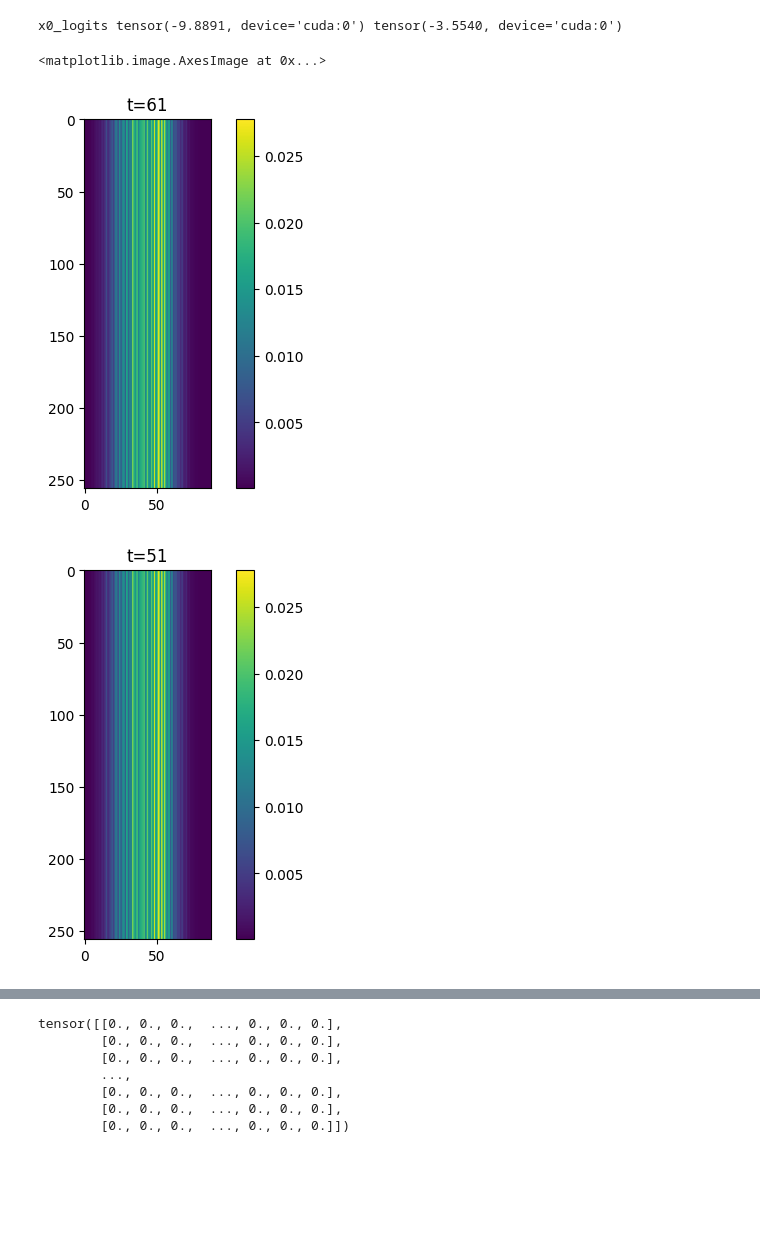
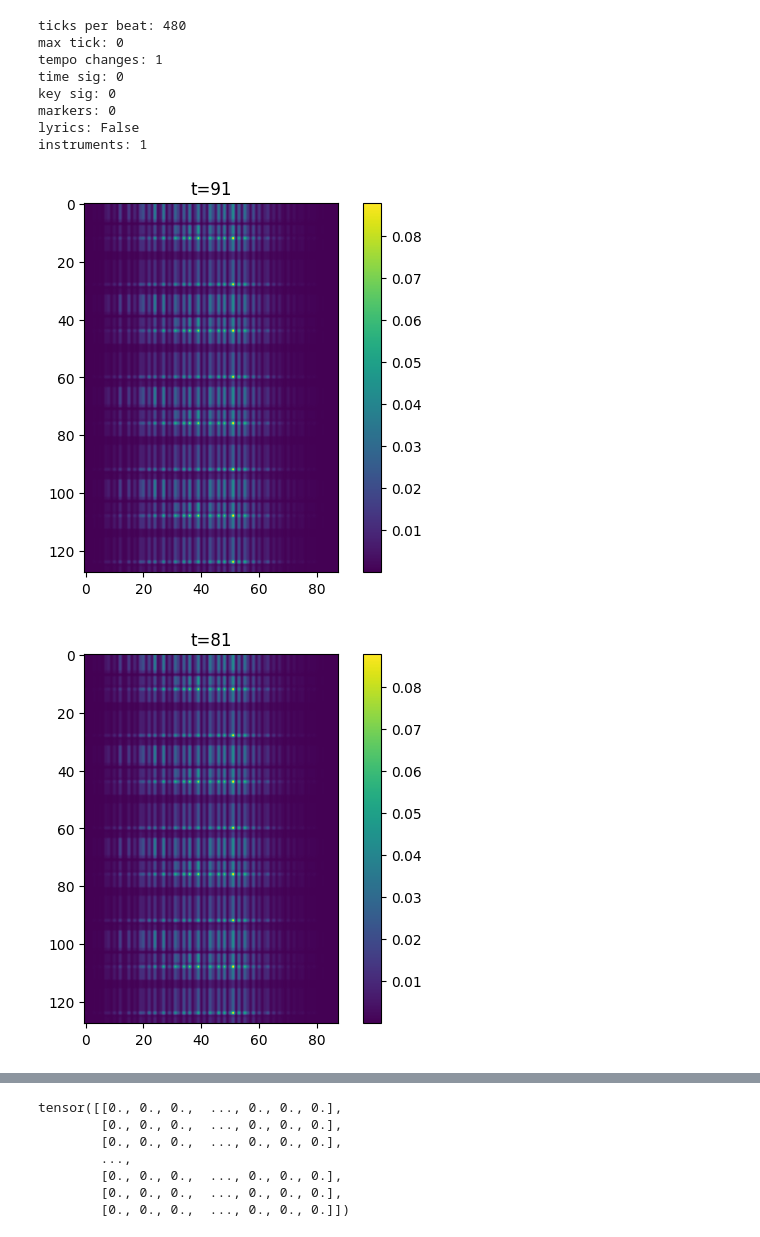
Before and after one commit to eri24816/diff-music, a Jupyter notebook: pr.ipynb, the cells around one changed output, grey strips where cells are left out. Cells and saved outputs as stored; diff of their text form; code cells hidden in the pictures; blank space fills up the shorter version.

```diff
--- a/pr.ipynb
+++ b/pr.ipynb
@@ -34,19 +36,19 @@ device = torch.device('cuda' if torch.cuda.is_available() else 'cpu')
 
 denoiser_params = VideoDiffusion.Params(
     dim=768,
-    max_length=256,
-    depth=6,
+    max_length=128,
+    depth=8,
     heads=8,
     rotary_pos_emb=True,
     frames_per_bar=32,
-    local_attn_window_size=64,
+    local_attn_window_size=128,
 )
 denoiser = VideoDiffusion(denoiser_params, 1).to(device)
 
 total_params = sum(p.numel() for p in denoiser.parameters())
 print(f"Total parameters: {total_params/1e6:.2f}M")
 
-x0 = torch.randn(1, 1, 256, 88).to(device)
-time_steps = torch.randint(0, 256, (1,)).to(device)
+x0 = torch.randn(1, 1, 128, 88).to(device)
+time_steps = torch.randint(0, 64, (1,)).to(device)
 denoiser(x0, time_steps).shape
 # %% [output]
@@ -55,7 +57,7 @@ torch.Size([1, 1, 256, 88])
 # %%
 from diff_music.binary_diffusion import BinaryDiffusion
 diff_params = BinaryDiffusion.Params(
-    total_steps=64,
+    total_steps=1024,
     loss_final='weighted',
     use_softmax=True,
     beta_type='linear',
@@ -66,7 +68,7 @@ diff_params = BinaryDiffusion.Params(
     channels=1,
     focal_alpha=0.5,
     focal_gamma=0,
-    gamma=0.0072,
+    gamma=0.5,
 )
 diff = BinaryDiffusion(diff_params, denoiser).to(device)
 # %% [output]
@@ -87,13 +89,15 @@ class TrainingParams:
     epochs: int
     batch_size: int
     generate_steps: int
+    save_steps: int
     num_workers: int = 0
 
 training_params = TrainingParams(
-    lr=1e-3,
-    epochs=1,
+    lr=2e-4,
+    epochs=100,
     batch_size=16,
     generate_steps=500,
+    save_steps=10000,
     num_workers=6,
 )
 # %%
@@ -252,17 +284,29 @@ x0_logits tensor(-17.1822, device='cuda:0') tensor(8.9842, device='cuda:0')
 # %%
 from matplotlib import pyplot as plt
+diff.eval()
+# sampled = diff.sample((1, 1, 256, 88),return_all=True).detach().cpu()
+# T = sampled.shape[1]
 
-sampled = diff.sample((1, 1, 256, 88),return_all=True).detach().cpu()
-T = sampled.shape[1]
+# num_display_steps = 4
+# display_steps = [0] + list(reversed([T -1 - i * (T // num_display_steps) for i in range(num_display_steps)]))
+# display_steps = [0,1,2,3,4]
+# denoising_proc_img = einops.rearrange(sampled[:,display_steps], 'b t c h w -> c (t w) (b h)')
+# plt.figure(figsize=(10,10))
+# plt.imshow(denoising_proc_img[0])
+# x0_sampled = sampled[0,0,0]
 
-num_display_steps = 4
-display_steps = [0] + list(reversed([T -1 - i * (T // num_display_steps) for i in range(num_display_steps)]))
-display_steps = [0,1,2,3,4]
-denoising_proc_img = einops.rearrange(sampled[:,display_steps].flip(4), 'b t c h w -> c (t w) (b h)')
-plt.figure(figsize=(10,10))
-plt.imshow(denoising_proc_img[0])
+x0_sampled = diff.sample((1, 1, 128, 88)).detach().cpu()[0,0]
+
+pr = Pianoroll.from_tensor(x0_sampled, frames_per_beat=8, binary=True)
+pr.to_midi('output.mid')
 # %% [output]
-x0_logits tensor(-9.8891, device='cuda:0') tensor(-3.5540, device='cuda:0')
+ticks per beat: 480
+max tick: 0
+tempo changes: 1
+time sig: 0
+key sig: 0
+markers: 0
+lyrics: False
+instruments: 1
-<matplotlib.image.AxesImage at 0x...>
-[figure, old version]
+[figure, new version]
-[figure, old version]
+[figure, new version]
```
Also changed, not shown: parts of 10 cells of this notebook, 12 other files.
